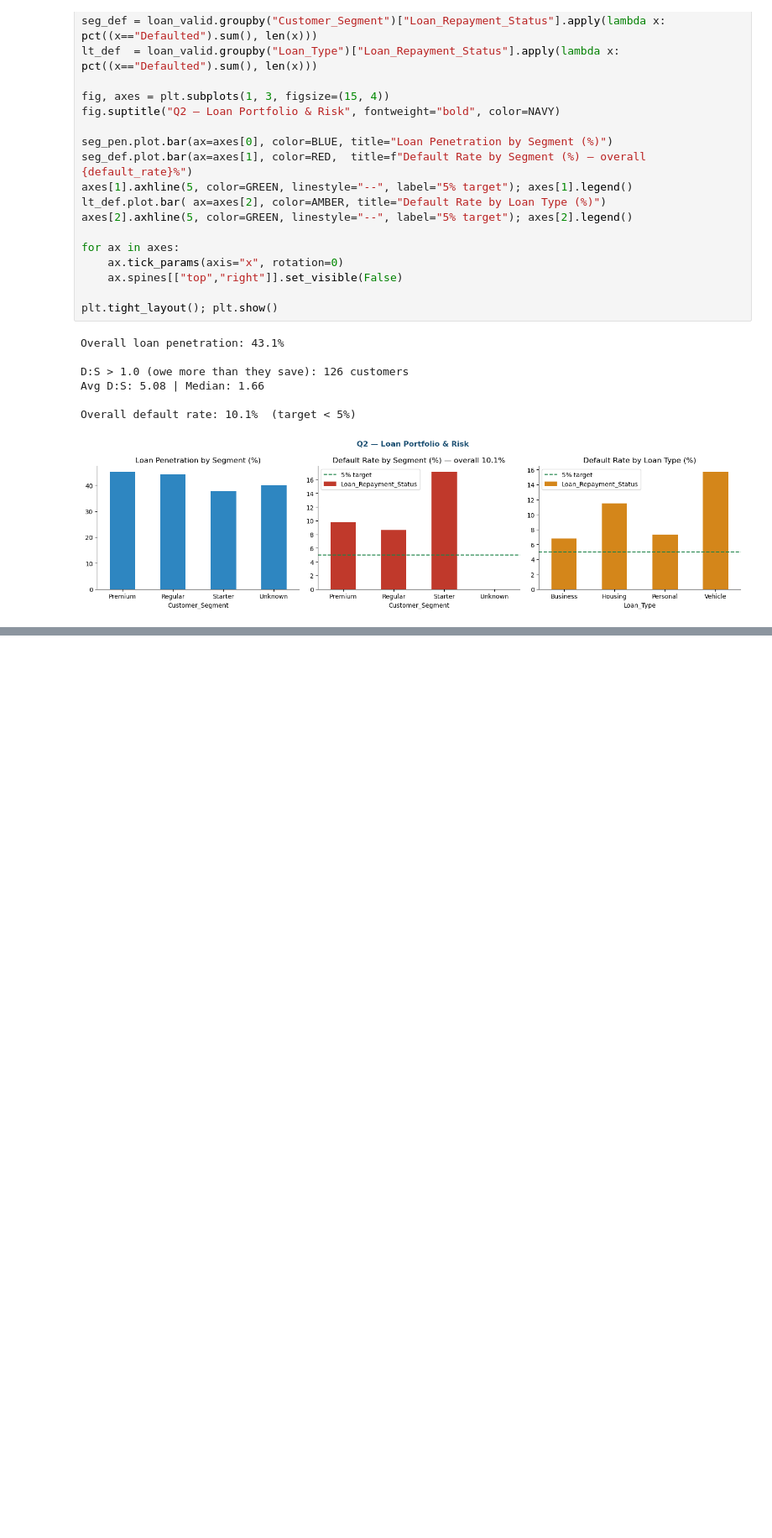
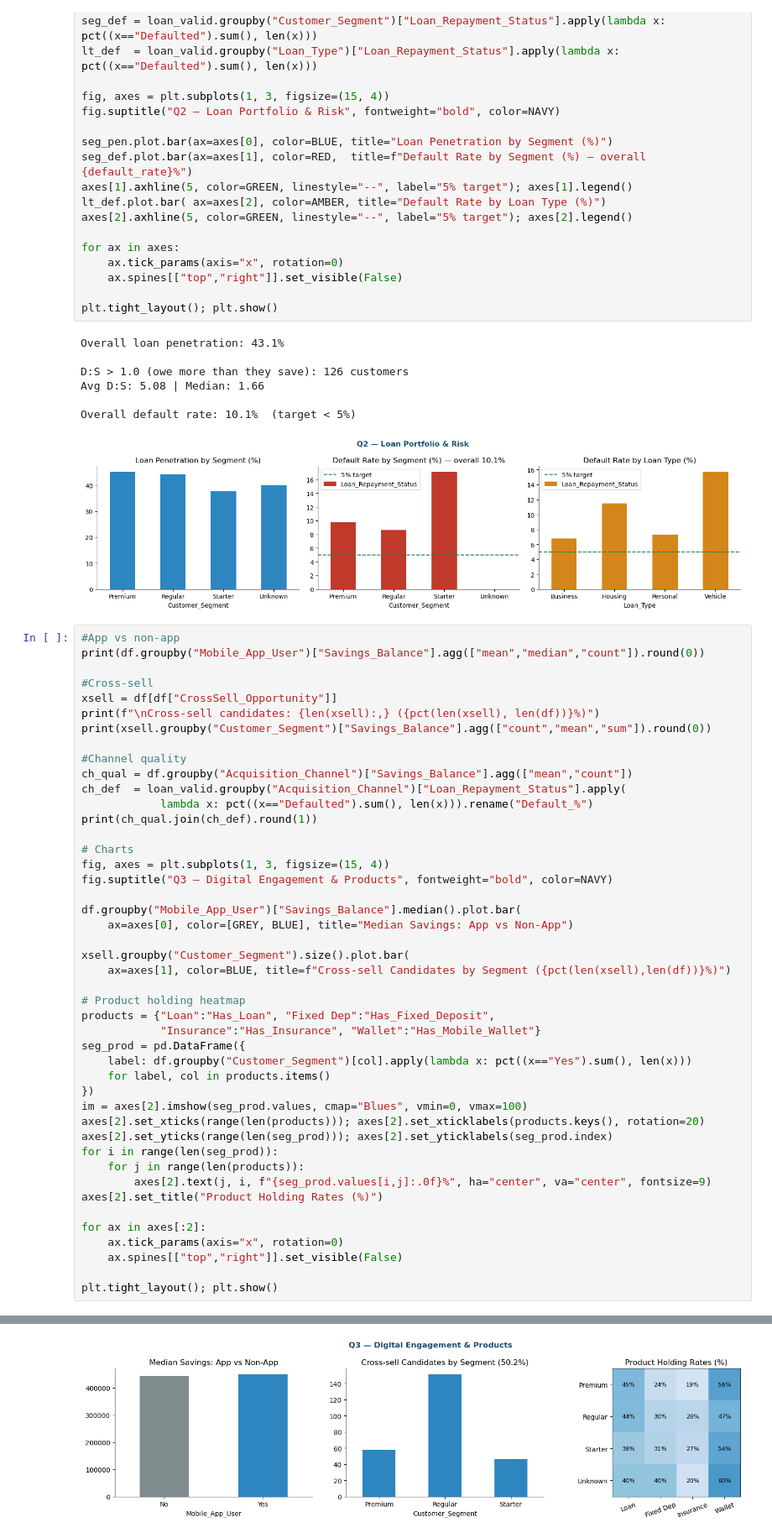
Before and after one commit to senara20240943-droid/Dialog-Fintec, a Jupyter notebook: Cleaning and EDA.ipynb, the cells around one changed output, grey strips where cells are left out. Shown at 84% size. Saved outputs shown, nothing was run; the diff lists cells and outputs as text; blank space fills up the shorter version.

Commit message:
digital engagment

```diff
--- a/Cleaning and EDA.ipynb
+++ b/Cleaning and EDA.ipynb
@@ -388,3 +388,49 @@ Avg D:S: 5.08 | Median: 1.66
 
 Overall default rate: 10.1%  (target < 5%)
 [figure]
+# %%
+#App vs non-app
+print(df.groupby("Mobile_App_User")["Savings_Balance"].agg(["mean","median","count"]).round(0))
+
+#Cross-sell
+xsell = df[df["CrossSell_Opportunity"]]
+print(f"\nCross-sell candidates: {len(xsell):,} ({pct(len(xsell), len(df))}%)")
+print(xsell.groupby("Customer_Segment")["Savings_Balance"].agg(["count","mean","sum"]).round(0))
+
+#Channel quality
+ch_qual = df.groupby("Acquisition_Channel")["Savings_Balance"].agg(["mean","count"])
+ch_def  = loan_valid.groupby("Acquisition_Channel")["Loan_Repayment_Status"].apply(
+            lambda x: pct((x=="Defaulted").sum(), len(x))).rename("Default_%")
+print(ch_qual.join(ch_def).round(1))
+
+# Charts
+fig, axes = plt.subplots(1, 3, figsize=(15, 4))
+fig.suptitle("Q3 — Digital Engagement & Products", fontweight="bold", color=NAVY)
+
+df.groupby("Mobile_App_User")["Savings_Balance"].median().plot.bar(
+    ax=axes[0], color=[GREY, BLUE], title="Median Savings: App vs Non-App")
+
+xsell.groupby("Customer_Segment").size().plot.bar(
+    ax=axes[1], color=BLUE, title=f"Cross-sell Candidates by Segment ({pct(len(xsell),len(df))}%)")
+
+# Product holding heatmap
+products = {"Loan":"Has_Loan", "Fixed Dep":"Has_Fixed_Deposit",
+            "Insurance":"Has_Insurance", "Wallet":"Has_Mobile_Wallet"}
+seg_prod = pd.DataFrame({
+    label: df.groupby("Customer_Segment")[col].apply(lambda x: pct((x=="Yes").sum(), len(x)))
+    for label, col in products.items()
+})
+im = axes[2].imshow(seg_prod.values, cmap="Blues", vmin=0, vmax=100)
+axes[2].set_xticks(range(len(products))); axes[2].set_xticklabels(products.keys(), rotation=20)
+axes[2].set_yticks(range(len(seg_prod))); axes[2].set_yticklabels(seg_prod.index)
+for i in range(len(seg_prod)):
+    for j in range(len(products)):
+        axes[2].text(j, i, f"{seg_prod.values[i,j]:.0f}%", ha="center", va="center", fontsize=9)
+axes[2].set_title("Product Holding Rates (%)")
+
+for ax in axes[:2]:
+    ax.tick_params(axis="x", rotation=0)
+    ax.spines[["top","right"]].set_visible(False)
+
+plt.tight_layout(); plt.show()
+# %% [output]
@@ -390,0 +454 @@ Overall default rate: 10.1%  (target < 5%)
+[figure, added]
```
Also changed, not shown: parts of 1 cell of this notebook.
